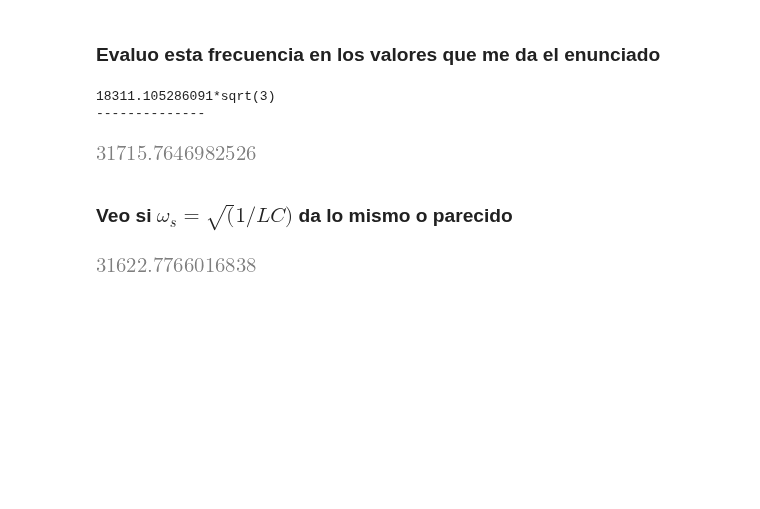
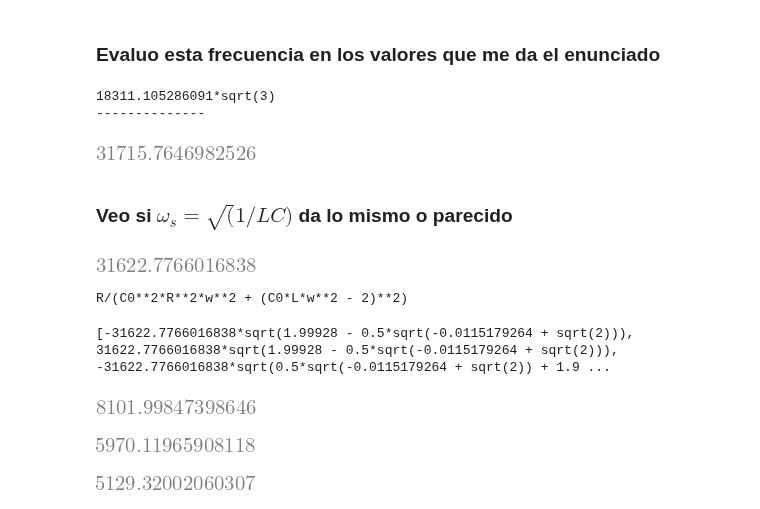
Before and after one commit to LunaKadysz/Laboratorio-4, a Jupyter notebook: Practica6/CuentasRLC.ipynb, the cells around one changed output. Cells and saved outputs as stored; diff of their text form; code cells hidden in the pictures; blank space fills up the shorter version.

```diff
--- a/Practica6/CuentasRLC.ipynb
+++ b/Practica6/CuentasRLC.ipynb
@@ -154,0 +143,25 @@ diferencia entra 44721.3595499958 y 31622.7766016838
+# %%
+print(simplify(re(Z)))
+# %% [output]
+R/(C0**2*R**2*w**2 + (C0*L*w**2 - 2)**2)
+# %%
+solut=solve((C0**2*R**2*w**2 + (C0*L*w**2 - 2)**2)*2-1/sqrt(2),w)
+sols=[]
+for sol in solut:
+    sols.append(simplify(sol.subs(L,10*1e-3).subs(C,100*1e-9).subs(R,12)))
+print(sols)
+# %% [output]
+[-31622.7766016838*sqrt(1.99928 - 0.5*sqrt(-0.0115179264 + sqrt(2))), 31622.7766016838*sqrt(1.99928 - 0.5*sqrt(-0.0115179264 + sqrt(2))), -31622.7766016838*sqrt(0.5*sqrt(-0.0115179264 + sqrt(2)) + 1.9 ...
+# %%
+31622.7766016838*np.sqrt(0.5*np.sqrt(-0.0115179264 + np.sqrt(2)) + 1.99928)/(2*np.pi)
+# %% [output]
+[figure, added]
+# %%
+31622.7766016838*np.sqrt(1.99928 - 0.5*np.sqrt(-0.0115179264 + np.sqrt(2)))/(2*np.pi)
+# %% [output]
+[figure, added]
+# %%
+w12=sqrt((R/(2*L))**2+1/(L*C0))+(R/(2*L))
+w12.subs(L,10*1e-3).subs(C,100*1e-9).subs(R,12)/(2*np.pi)
+# %% [output]
+[figure, added]
```
Also changed, not shown: parts of 15 cells of this notebook.
